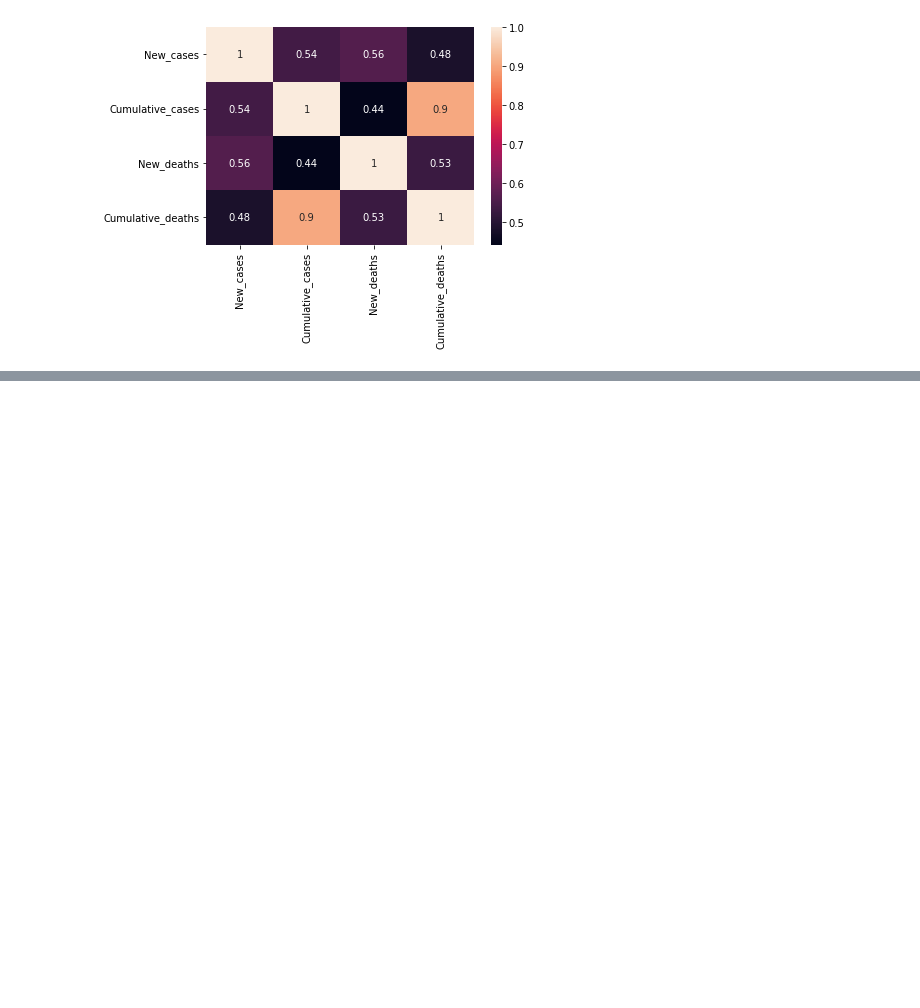
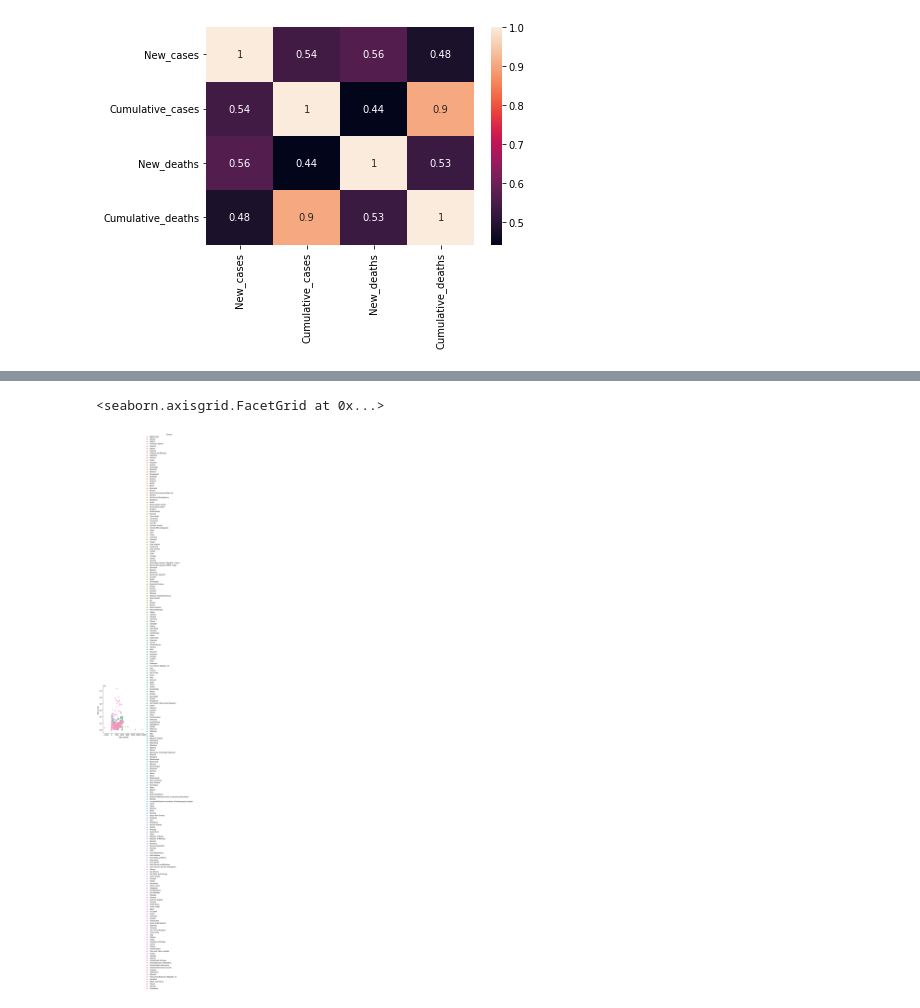
Before and after one commit to Basitm1/Github_project, a Jupyter notebook: Exploration.ipynb, the cells around one changed output, grey strips where cells are left out. Drawn from its saved outputs; the diff is of its cells as text; code cells hidden in the pictures; blank space fills up the shorter version.

```diff
--- a/Exploration.ipynb
+++ b/Exploration.ipynb
@@ -83,0 +91,5 @@ sns.heatmap(corelation, xticklabels=corelation.columns, yticklabels=corelation.c
+# %%
+sns.relplot(x="New_deaths", y="New_cases", hue="Country", data=data,)
+# %% [output]
+<seaborn.axisgrid.FacetGrid at 0x...>
+[figure, added]
```
Also changed, not shown: parts of 6 cells of this notebook, 1 other file.
